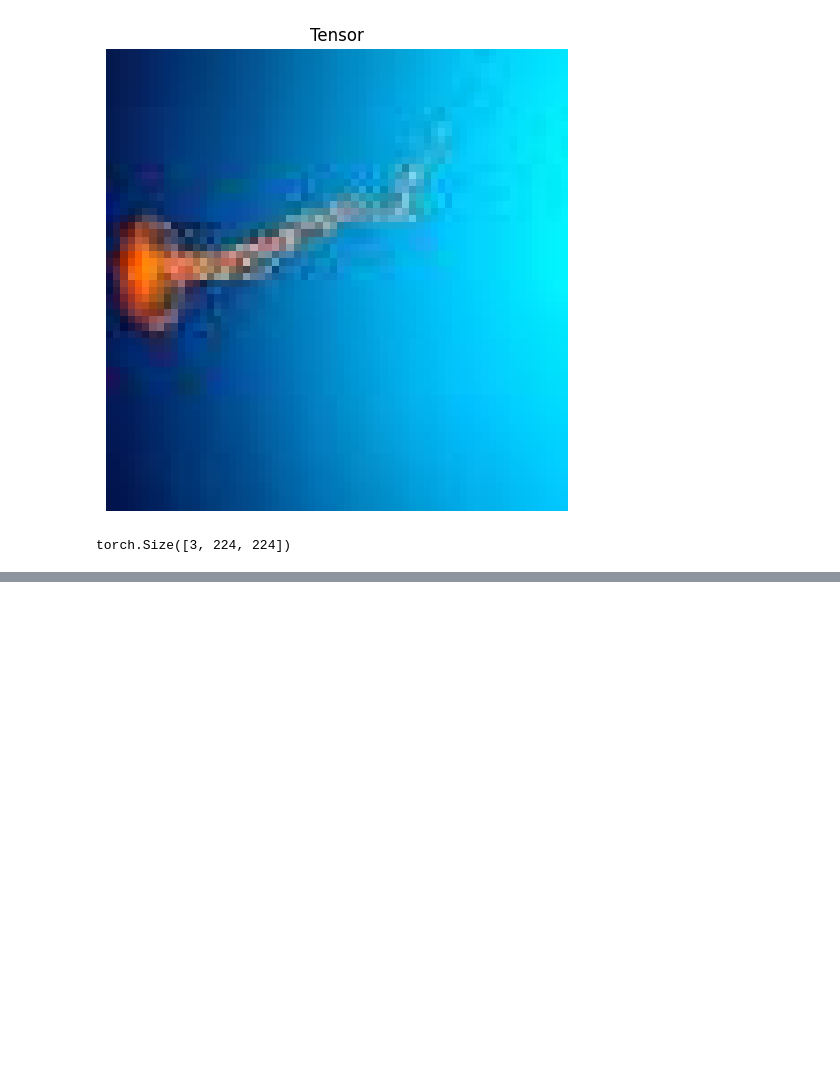
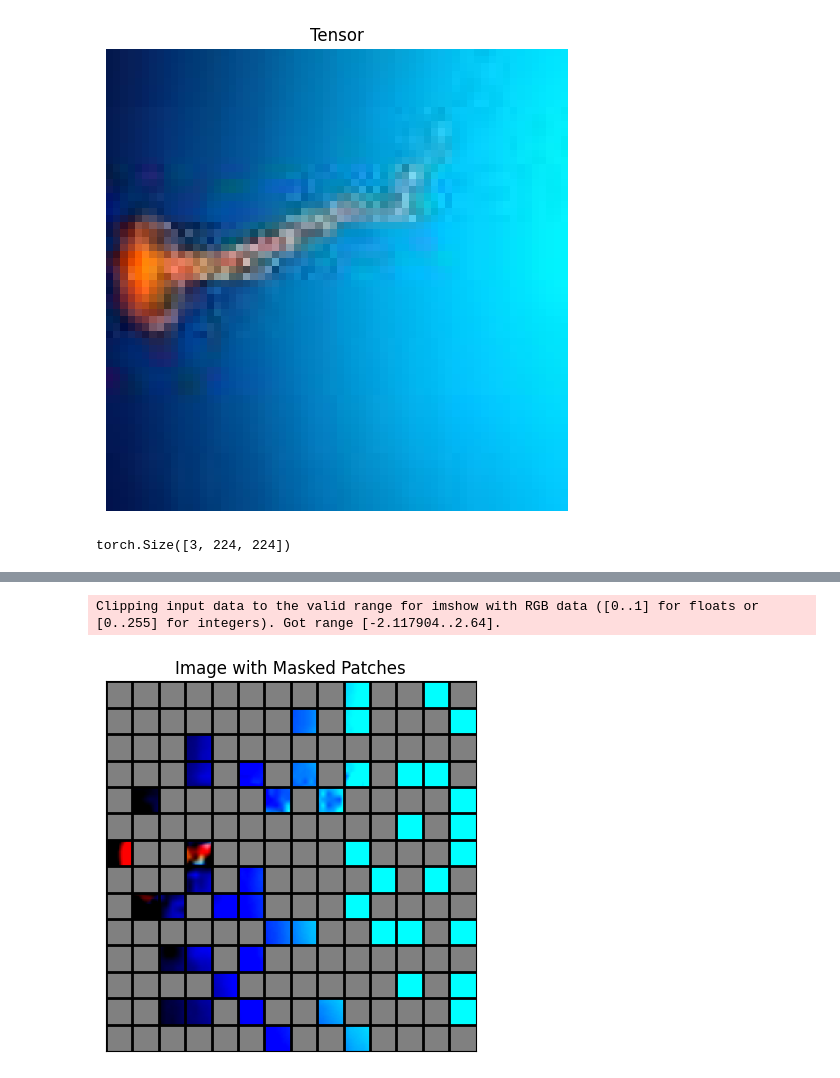
Before and after one commit to tcouso/uav_active_sensing, a Jupyter notebook: notebooks/1.02-image-env.ipynb, the cells around one changed output, grey strips where cells are left out. Drawn from its saved outputs; the diff is of its cells as text; code cells hidden in the pictures; blank space fills up the shorter version.

```diff
--- a/notebooks/1.02-image-env.ipynb
+++ b/notebooks/1.02-image-env.ipynb
@@ -135 +212,19 @@ Clipping input data to the valid range for imshow with RGB data ([0..1] for floa
+# %%
+batch_size, num_channels, height, width = processed_image.shape
+embeddings = pretrained_model.vit.embeddings.patch_embeddings(processed_image)
+position_embeddings = pretrained_model.vit.embeddings.position_embeddings
+
+embeddings = embeddings + position_embeddings[:, 1:, :]
+
+sequence_unmasked, sampled_img_mask, sampled_img_ids_restore = random_masking(embeddings, pretrained_model.config.mask_ratio)
+
+# append cls token
+cls_token = pretrained_model.vit.embeddings.cls_token + position_embeddings[:, :1, :]
+cls_tokens = cls_token.expand(embeddings.shape[0], -1, -1)
+embeddings = torch.cat((cls_tokens, embeddings), dim=1)
+# %%
+visualize_patches(processed_image.squeeze(0).permute(1, 2, 0), pretrained_model.config.patch_size, mask=sampled_img_mask)
+# %% [output]
+Clipping input data to the valid range for imshow with RGB data ([0..1] for floats or [0..255] for integers). Got range [-2.117904..2.64].
+[figure, added]
 # %%
```
Also changed, not shown: parts of 28 cells of this notebook, 2 other files.
